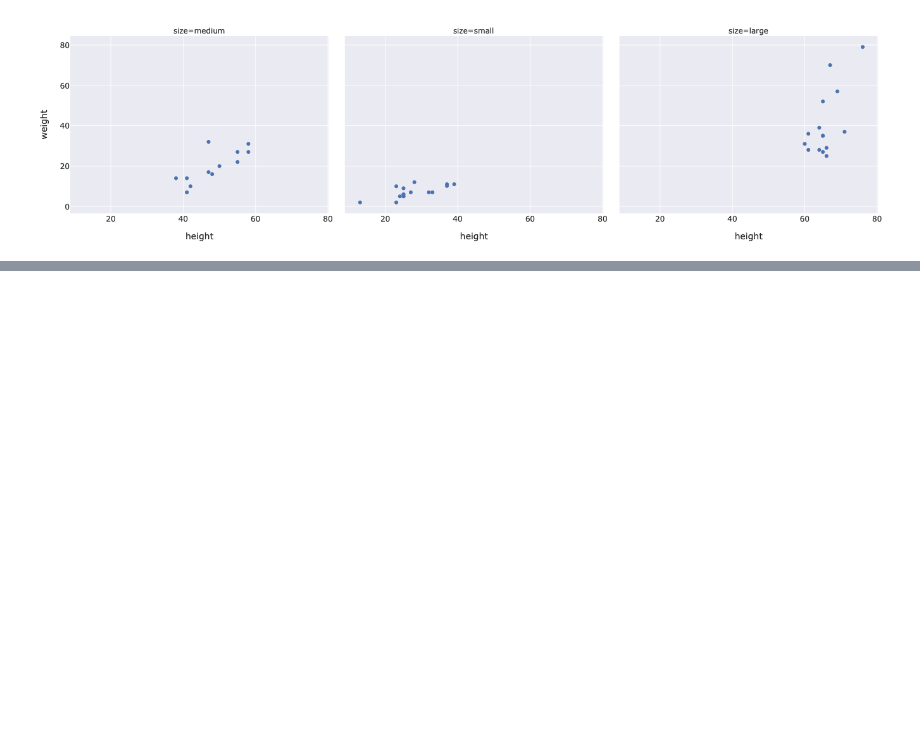
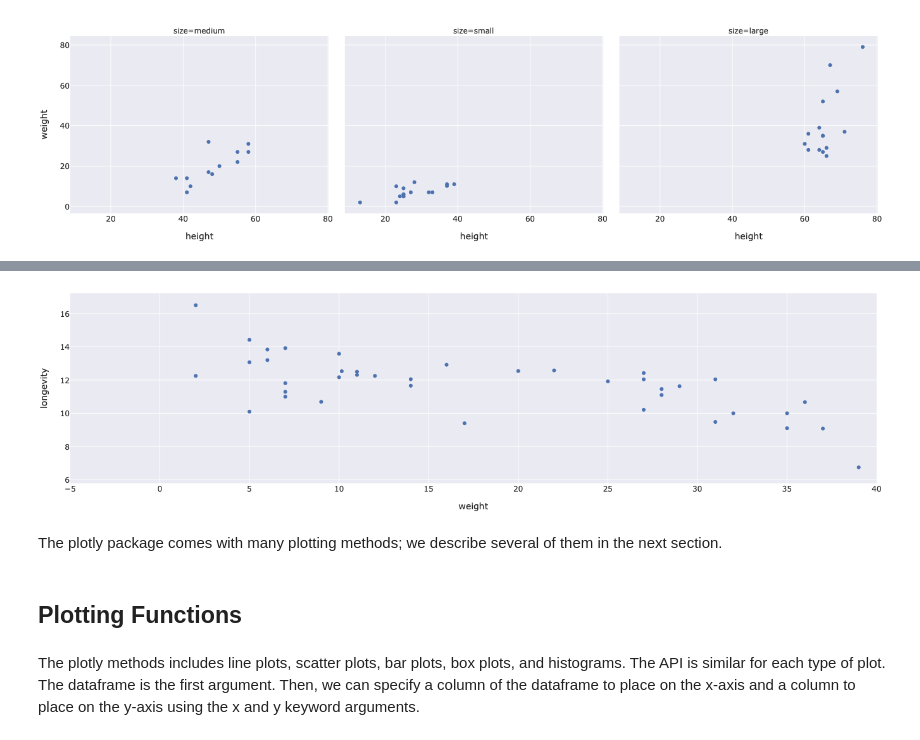
Before and after one commit to shirleytemples/data_science_techniques, a Jupyter notebook: Desktop/Data100/viz_plotly.ipynb, the cells around one changed output, grey strips where cells are left out. Drawn from its saved outputs; the diff is of its cells as text; code cells hidden in the pictures; blank space fills up the shorter version.

```diff
--- a/Desktop/Data100/viz_plotly.ipynb
+++ b/Desktop/Data100/viz_plotly.ipynb
@@ -123,0 +152,14 @@ fig
+# %%
+fig = px.scatter(dogs, x='weight', y='longevity',
+                 width=350, height=250)
+
+fig.update_xaxes(range=[-5, 40])
+fig
+# %% [output]
+[figure, added]
+# %% [markdown]
+The plotly package comes with many plotting methods; we describe several of them in the next section.
+# %% [markdown]
+## Plotting Functions
+# %% [markdown]
+The plotly methods includes line plots, scatter plots, bar plots, box plots, and histograms. The API is similar for each type of plot. The dataframe is the first argument. Then, we can specify a column of the dataframe to place on the x-axis and a column to place on the y-axis using the x and y keyword arguments.
```
Also changed, not shown: parts of 18 cells of this notebook.
